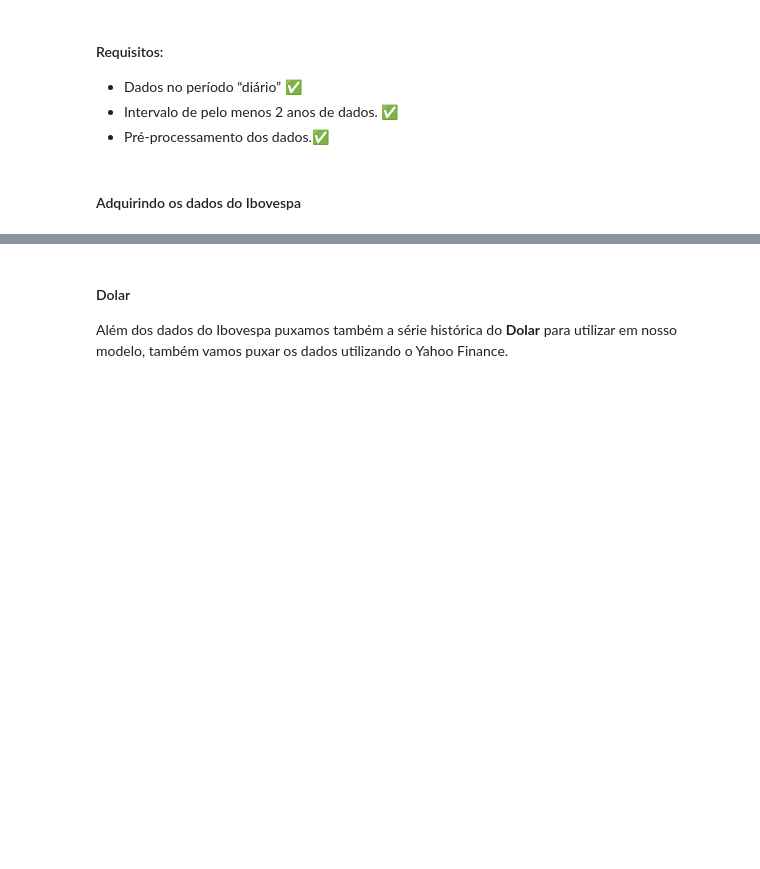
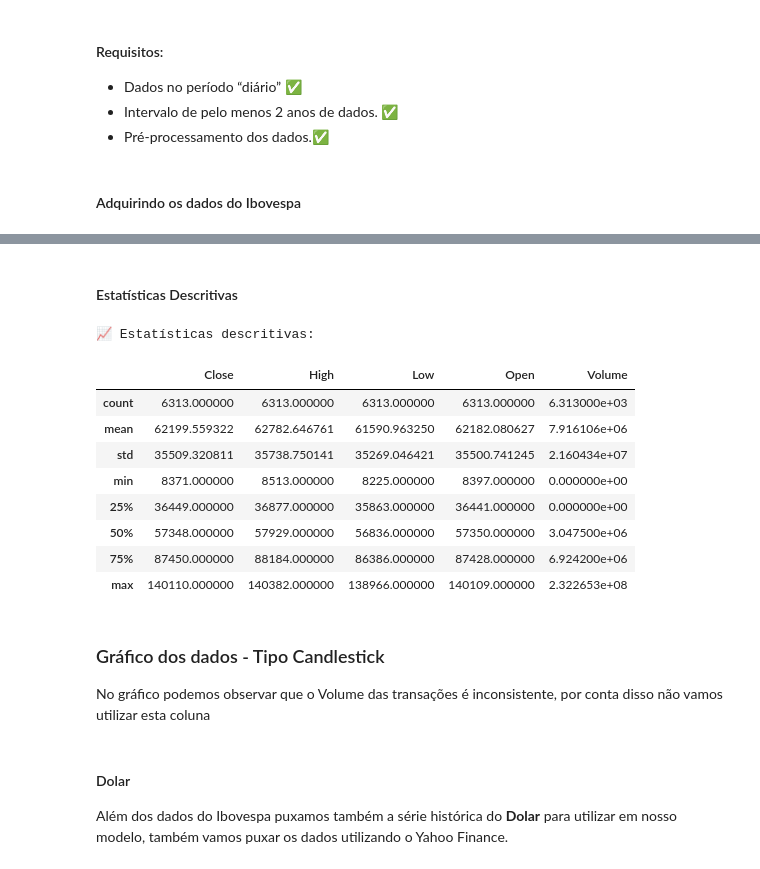
Before and after one commit to dtoqueiro/postech_ibovespa_trend_forecast, a Jupyter notebook: desafio_ibovespa.ipynb, the cells around one changed output, grey strips where cells are left out. Drawn from its saved outputs; the diff is of its cells as text; code cells hidden in the pictures; blank space fills up the shorter version.

```diff
--- a/desafio_ibovespa.ipynb
+++ b/desafio_ibovespa.ipynb
@@ -106,0 +182,20 @@ dados_ibov.set_index('Date', inplace=True)
+# %% [markdown]
+#### Estatísticas Descritivas
+# %%
+print("📈 Estatísticas descritivas:")
+display(dados_ibov[['Close', 'High', 'Low', 'Open', 'Volume']].describe())
+# %% [output]
+📈 Estatísticas descritivas:
+|  | Close | High | Low | Open | Volume |
+| count | 6313.000000 | 6313.000000 | 6313.000000 | 6313.000000 | 6.313000e+03 |
+| mean | 62199.559322 | 62782.646761 | 61590.963250 | 62182.080627 | 7.916106e+06 |
+| std | 35509.320811 | 35738.750141 | 35269.046421 | 35500.741245 | 2.160434e+07 |
+| min | 8371.000000 | 8513.000000 | 8225.000000 | 8397.000000 | 0.000000e+00 |
+| 25% | 36449.000000 | 36877.000000 | 35863.000000 | 36441.000000 | 0.000000e+00 |
+| 50% | 57348.000000 | 57929.000000 | 56836.000000 | 57350.000000 | 3.047500e+06 |
+| 75% | 87450.000000 | 88184.000000 | 86386.000000 | 87428.000000 | 6.924200e+06 |
+| max | 140110.000000 | 140382.000000 | 138966.000000 | 140109.000000 | 2.322653e+08 |
+# %% [markdown]
+### Gráfico dos dados - Tipo Candlestick
+
+No gráfico podemos observar que o Volume das transações é inconsistente, por conta disso não vamos utilizar esta coluna
```
Also changed, not shown: parts of 25 cells of this notebook, 3 other files.
